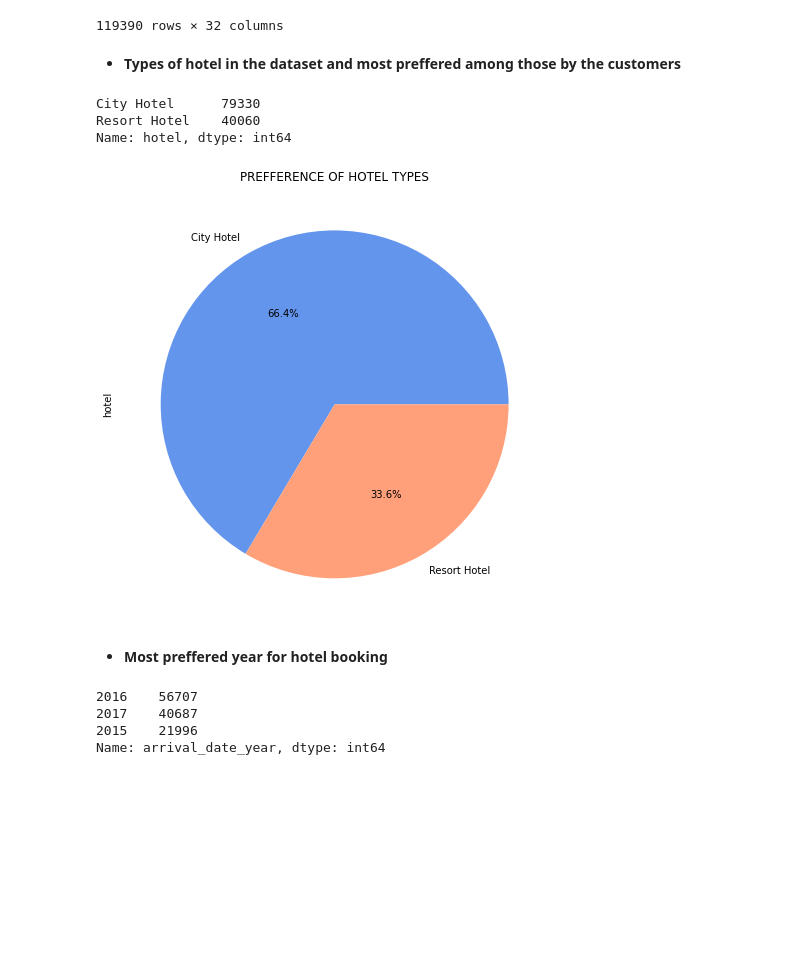
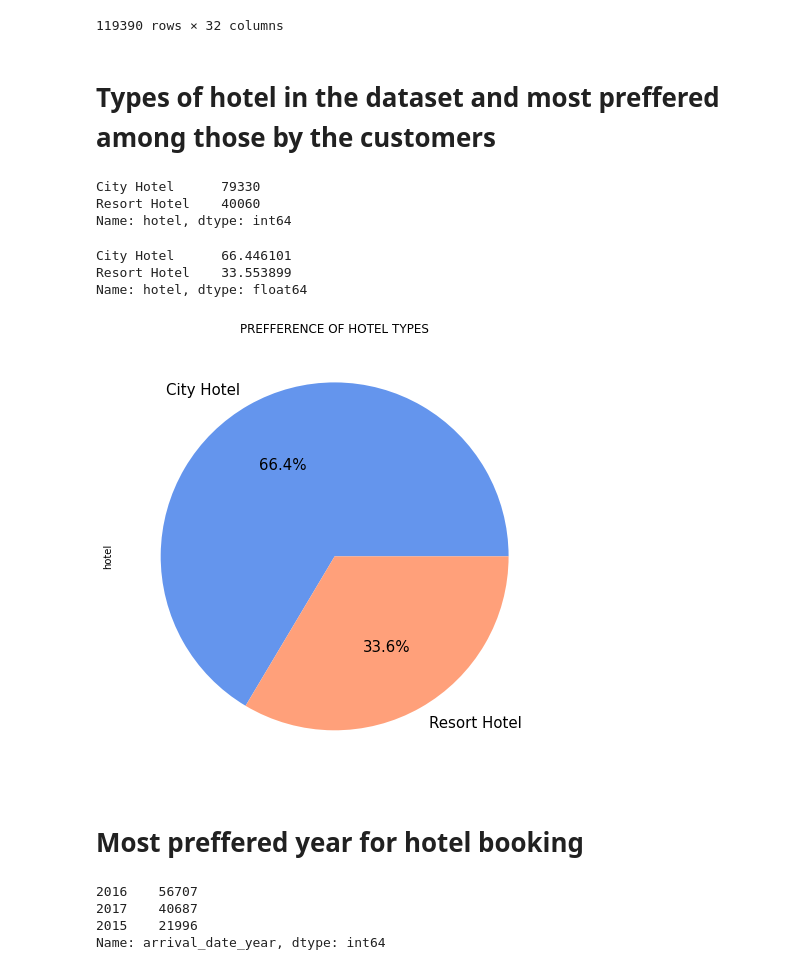
Before and after one commit to Arka1212/Hotel-Booking-Analysis, a Jupyter notebook: Hotel_Booking_Analysis_Capstone_Project.ipynb, the cells around one changed output. Cells and saved outputs as stored; diff of their text form; code cells hidden in the pictures; blank space fills up the shorter version.

```diff
--- a/Hotel_Booking_Analysis_Capstone_Project.ipynb
+++ b/Hotel_Booking_Analysis_Capstone_Project.ipynb
@@ -237,7 +237,7 @@ new_hotel_df
 | 119389 | City Hotel | 0 | 205 | 2017 | August | 35 | ... |
 119390 rows × 32 columns
 # %% [markdown]
-* **Types of hotel in the dataset and most preffered among those by the customers**
+# **Types of hotel in the dataset and most preffered among those by the customers**
 # %%
 # Types of hotel present in the dataset.
 most_preffered_hotel = new_hotel_df['hotel'].value_counts()
@@ -248,17 +248,24 @@ most_preffered_hotel
 City Hotel      79330
 Resort Hotel    40060
 Name: hotel, dtype: int64
+# %%
+# Percentage of hotels preffered.
+new_hotel_df['hotel'].value_counts(normalize=True)*100
+# %% [output]
+City Hotel      66.446101
+Resort Hotel    33.553899
+Name: hotel, dtype: float64
 # %%
-# In order to make it easy to understand about the prefference of hotels we can use data visualisation by plotting it.
-most_preffered_hotel.plot(kind='pie',colors =['cornflowerblue','lightsalmon'],autopct ='%1.1f%%',figsize =(8,8))
+# In order to make it easy to understand about the prefference of hotels we can use data visualisation.
+most_preffered_hotel.plot(kind='pie',colors =['cornflowerblue','lightsalmon'],autopct ='%1.1f%%',figsize =(8,8),fontsize= 15)
 plt.title('PREFFERENCE OF HOTEL TYPES')
 plt.show()
 
 # The pie chart reveals that 66.4% of the hotels in the dataset are 'City Hotels' and the other 33.6% are 'Resort Hotels'.
 # %% [output]
-[figure, old version]
+[figure, new version]
 # %% [markdown]
-* **Most preffered year for hotel booking**
+# **Most preffered year for hotel booking**
 # %%
 # Need to find out the most preffered year by the customer for hotel booking.
 most_preffered_year = new_hotel_df['arrival_date_year'].value_counts()
```
Also changed, not shown: parts of 22 cells of this notebook.
